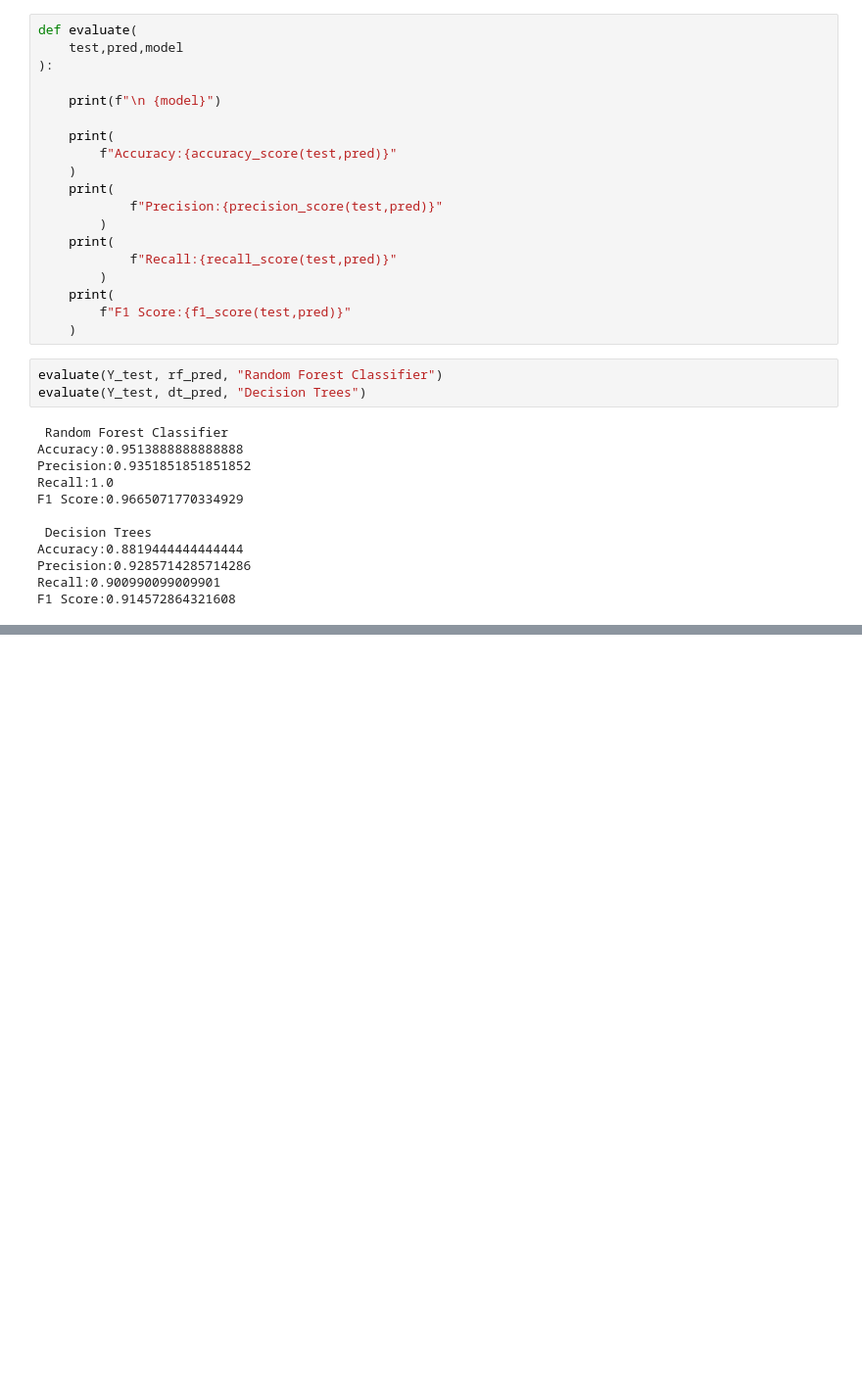
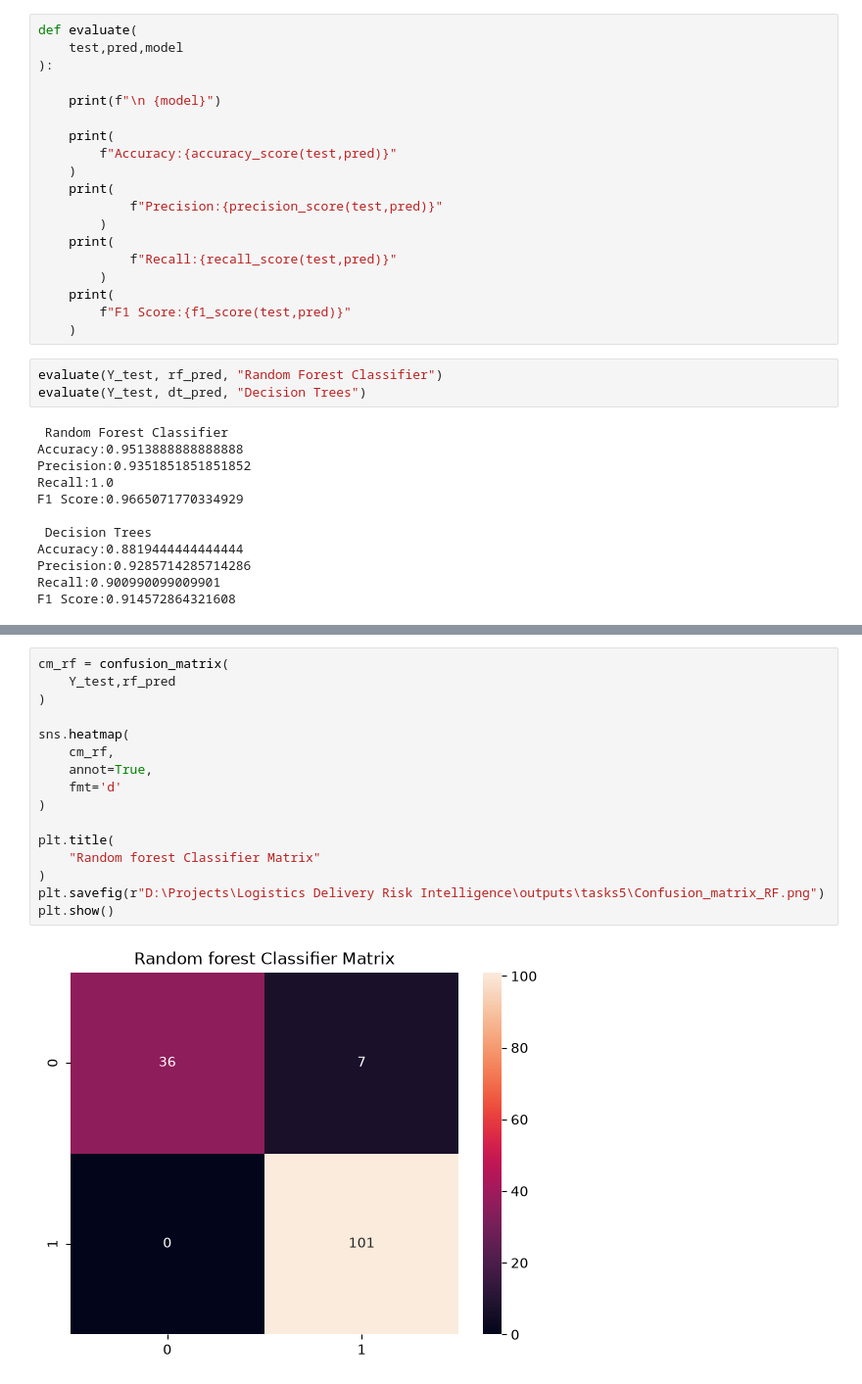
Before and after one commit to NiharikaKrishna-DS/logistics_delivery_risk_intelligence, a Jupyter notebook: logistics_delivery_risk_intelligence.ipynb, the cells around one changed output, grey strips where cells are left out. Shown at 98% size. Drawn from its saved outputs; the diff is of its cells as text; blank space fills up the shorter version.

```diff
--- a/logistics_delivery_risk_intelligence.ipynb
+++ b/logistics_delivery_risk_intelligence.ipynb
@@ -725,0 +720,18 @@ On the chronological test set, the Decision Tree and Random Forest results are s
+# %%
+cm_rf = confusion_matrix(
+    Y_test,rf_pred
+)
+
+sns.heatmap(
+    cm_rf,
+    annot=True,
+    fmt='d'
+)
+
+plt.title(
+    "Random forest Classifier Matrix"
+)
+plt.savefig(r"D:\Projects\Logistics Delivery Risk Intelligence\outputs\tasks5\Confusion_matrix_RF.png")
+plt.show()
+# %% [output]
+[figure, added]
```
Also changed, not shown: parts of 49 cells of this notebook, 2 other files.
